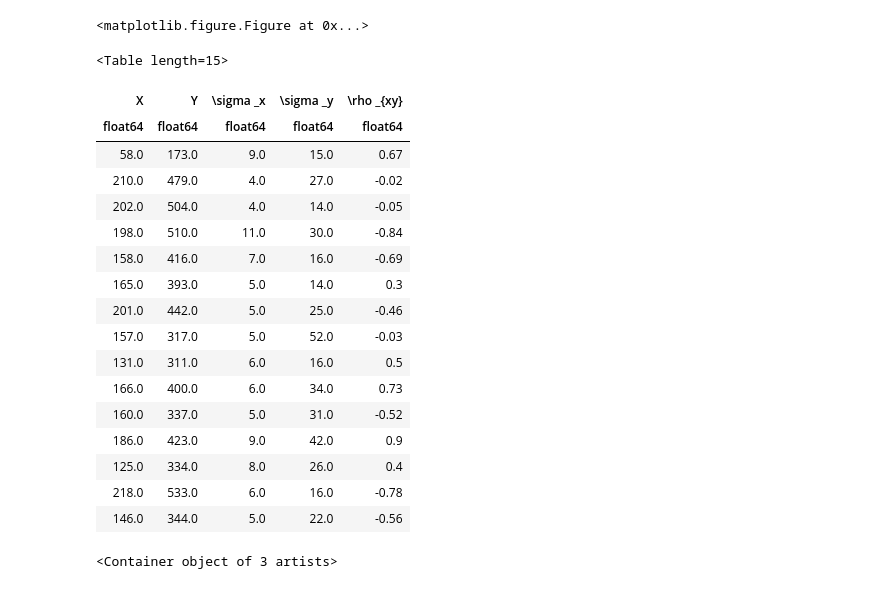
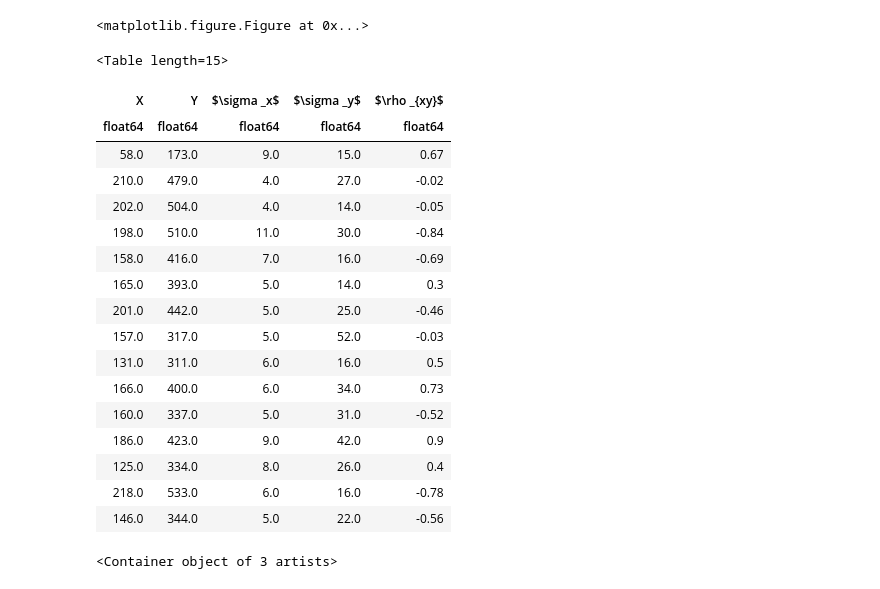
Before and after one commit to UOAPythonWorkshop/Astrostatistics-Workshop, a Jupyter notebook: Linear Regression.ipynb, the cells around one changed output. Cells and saved outputs as stored; diff of their text form; code cells hidden in the pictures.

```diff
--- a/Linear Regression.ipynb
+++ b/Linear Regression.ipynb
@@ -38,11 +39,11 @@ sigma_x = data['sigma_x']
 sigma_y = data['sigma_y']
 rho_xy = data['rho_xy']
 # %%
-t = Table([x, y, sigma_x,sigma_y,rho_xy], names=('X', 'Y', '\sigma _x','\sigma _y','\\rho _{xy}'))#, meta={'name': 'first table'})
+t = Table([x, y, sigma_x,sigma_y,rho_xy], names=('X', 'Y', '$\sigma _x$','$\sigma _y$','$\\rho _{xy}$'))#, meta={'name': 'first table'})
 t
 # %% [output]
 <Table length=15>
-| X | Y | \sigma _x | \sigma _y | \rho _{xy} |
+| X | Y | $\sigma _x$ | $\sigma _y$ | $\rho _{xy}$ |
 | float64 | float64 | float64 | float64 | float64 |
 | 58.0 | 173.0 | 9.0 | 15.0 | 0.67 |
 | 210.0 | 479.0 | 4.0 | 27.0 | -0.02 |
```
Also changed, not shown: parts of 5 cells of this notebook.
